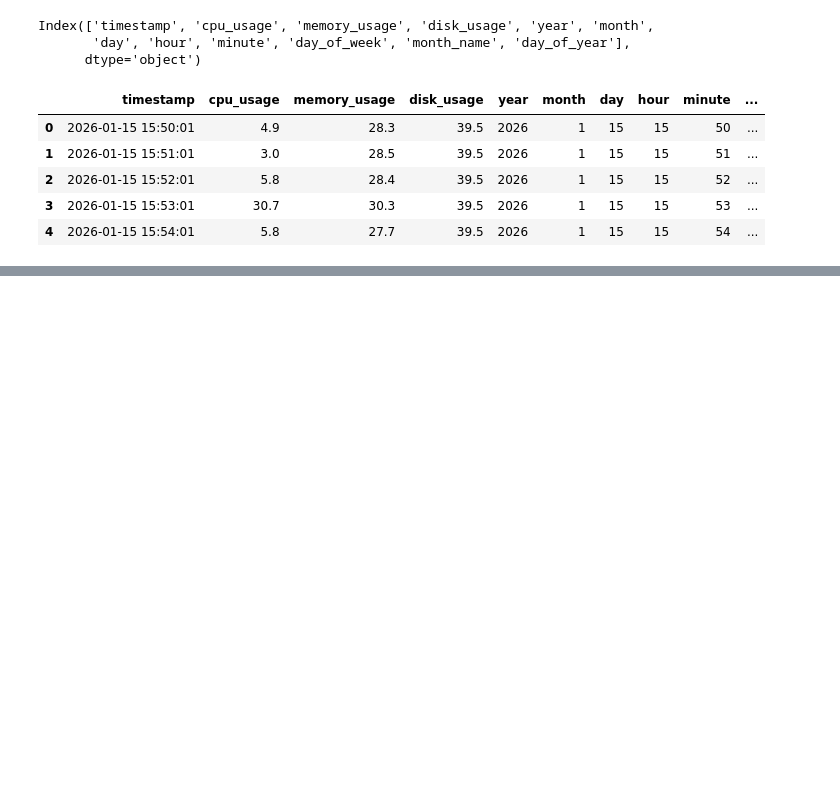
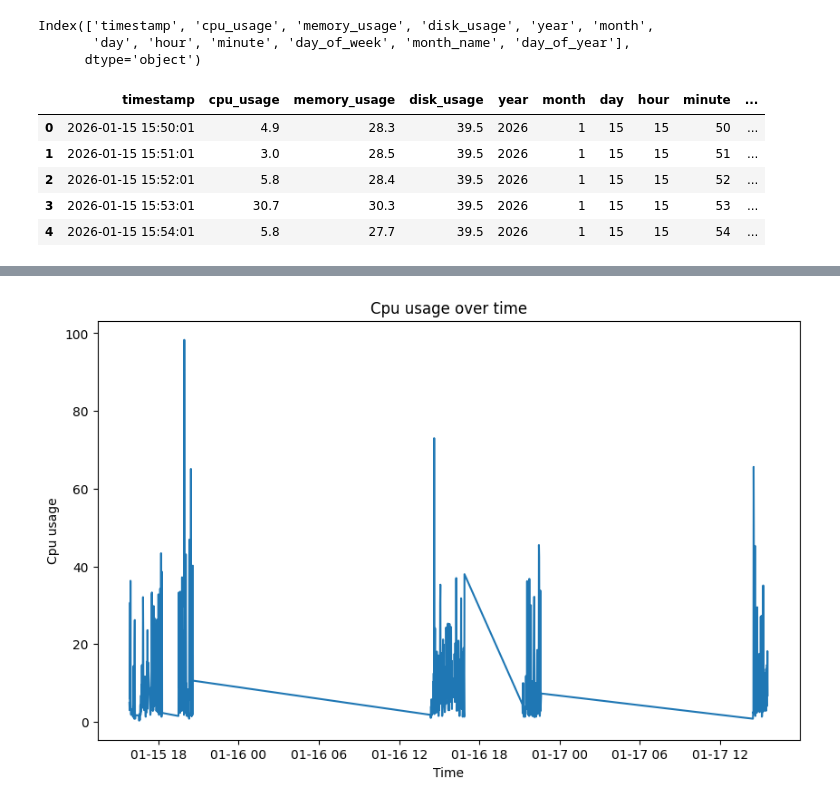
Before and after one commit to Abhishek08Mishra/SentinelSys-Intelligent-Linux-Monitoring-Platform, a Jupyter notebook: Linux_system_analysis_notebook.ipynb, the cells around one changed output, grey strips where cells are left out. Drawn from its saved outputs; the diff is of its cells as text; code cells hidden in the pictures; blank space fills up the shorter version.

Commit message:
perform feature engineering and visualization of metrics

```diff
--- a/Linux_system_analysis_notebook.ipynb
+++ b/Linux_system_analysis_notebook.ipynb
@@ -134,0 +280,2 @@ df.head()
+# %%
+df['cpu_roll_mean_5'] = df['cpu_usage'].rolling(window=5).mean()
@@ -134,0 +297,2 @@ df.head()
+# %%
+df['cpu_roll_std_5'] = df['cpu_usage'].rolling(window=5).std()
@@ -134,0 +314,3 @@ df.head()
+# %%
+df.set_index('timestamp', inplace=True)
+df['cpu_roll_30min'] = df['cpu_usage'].rolling('30min').mean()
@@ -134,0 +357,2 @@ df.head()
+# %%
+df = df.drop(columns = ["year", "month", "day", "day_of_week", "month_name", "day_of_year"])
@@ -134,0 +391,11 @@ df.head()
+# %%
+#plot cpu usage over time
+plt.figure(figsize = (10,6))
+plt.plot(df.index, df["cpu_usage"], label = "Cpu usage")
+plt.xlabel("Time")
+plt.ylabel("Cpu usage")
+plt.title("Cpu usage over time")
+plt.savefig("Cpu_usage_over_time_plot.png", dpi=300)
+plt.show()
+# %% [output]
+[figure, added]
```
Also changed, not shown: parts of 33 cells of this notebook.
